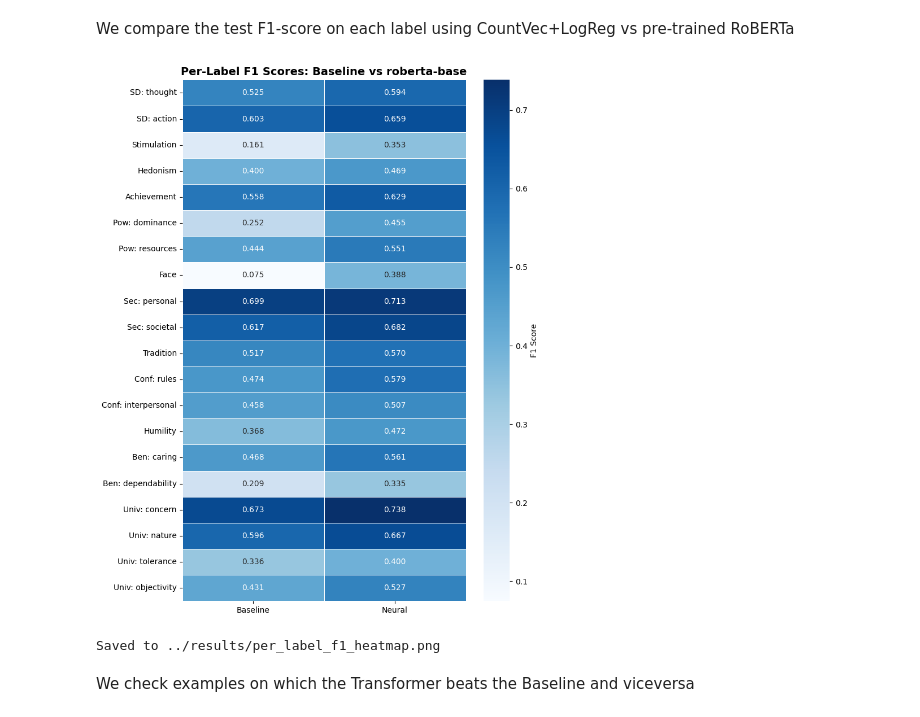
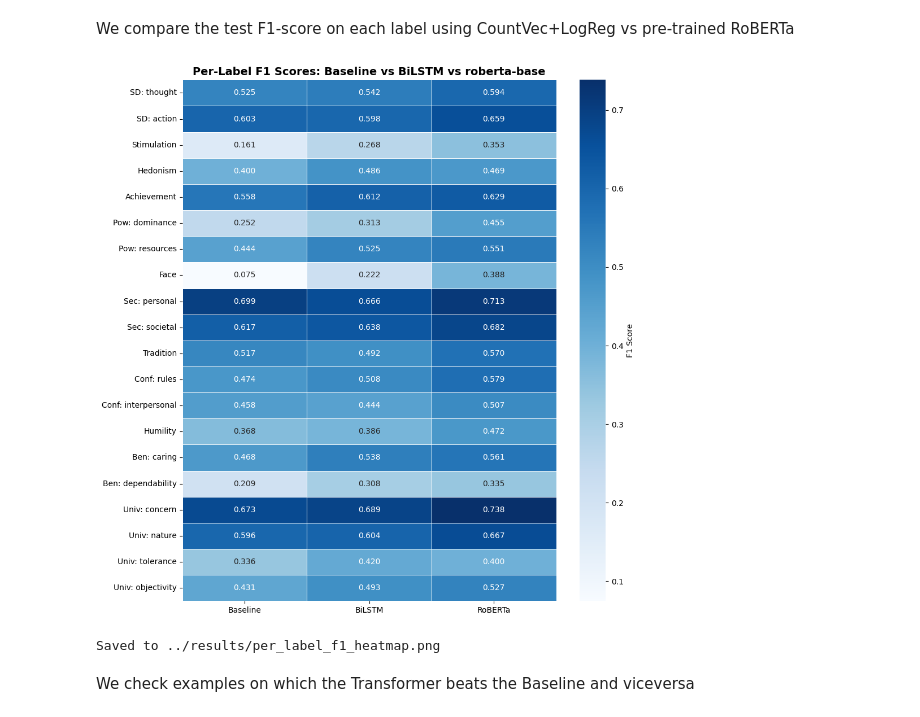
Before and after one commit to a139573/Assignment_2_NLP, a Jupyter notebook: notebooks/04_error_analysis.ipynb, the cells around one changed output. Drawn from its saved outputs; the diff is of its cells as text; code cells hidden in the pictures.

```diff
--- a/notebooks/04_error_analysis.ipynb
+++ b/notebooks/04_error_analysis.ipynb
@@ -104,31 +146,40 @@ Running neural inference on test set...
 # %% [markdown]
 We compare the test F1-score on each label using CountVec+LogReg vs pre-trained RoBERTa
-# %%
-# Calculate F1 for each label independently
-label_data = []
-for i, label in enumerate(LABEL_COLS):
-    bl_f1 = f1_score(y_test[:, i], baseline_preds[:, i], zero_division=0)
-    nn_f1 = f1_score(y_test[:, i], neural_preds[:, i], zero_division=0)
-    label_data.append({'Label': label, 'Baseline': bl_f1, 'Neural': nn_f1})
-
-f1_df = pd.DataFrame(label_data).set_index('Label')
-
-# Shorten labels for a cleaner plot
-f1_df.index = [l.replace('Universalism: ', 'Univ: ').replace('Self-direction: ', 'SD: ')
-               .replace('Benevolence: ', 'Ben: ').replace('Conformity: ', 'Conf: ')
-               .replace('Security: ', 'Sec: ').replace('Power: ', 'Pow: ')
-               for l in f1_df.index]
-
-plt.figure(figsize=(8, 10))
-sns.heatmap(f1_df, annot=True, fmt='.3f', cmap='Blues', linewidths=0.5, cbar_kws={'label': 'F1 Score'})
-plt.title(f'Per-Label F1 Scores: Baseline vs {MODEL_NAME}', fontsize=14, fontweight='bold')
-plt.tight_layout()
-plt.savefig(os.path.join(RESULTS_DIR, 'per_label_f1_heatmap.png'), dpi=150)
-plt.show()
-print(f"Saved to {RESULTS_DIR}/per_label_f1_heatmap.png")
-# %% [output]
-[figure, removed]
-Saved to ../results/per_label_f1_heatmap.png
+# %%
+# Calculate F1 for each label independently
+label_data = []
+for i, label in enumerate(LABEL_COLS):
+    bl_f1 = f1_score(y_test[:, i], baseline_preds[:, i], zero_division=0)
+    lstm_f1 = f1_score(y_test[:, i], lstm_preds[:, i], zero_division=0) # Added BiLSTM
+    nn_f1 = f1_score(y_test[:, i], neural_preds[:, i], zero_division=0)
+
+    # Changed 'Neural' to 'RoBERTa' so the column header looks professional
+    label_data.append({
+        'Label': label,
+        'Baseline': bl_f1,
+        'BiLSTM': lstm_f1,
+        'RoBERTa': nn_f1
+    })
+
+f1_df = pd.DataFrame(label_data).set_index('Label')
+
+# Shorten labels for a cleaner plot
+f1_df.index = [l.replace('Universalism: ', 'Univ: ').replace('Self-direction: ', 'SD: ')
+               .replace('Benevolence: ', 'Ben: ').replace('Conformity: ', 'Conf: ')
+               .replace('Security: ', 'Sec: ').replace('Power: ', 'Pow: ')
+               for l in f1_df.index]
+
+
+plt.figure(figsize=(10, 10)) # Made slightly wider to accommodate 3 columns
+sns.heatmap(f1_df, annot=True, fmt='.3f', cmap='Blues', linewidths=0.5, cbar_kws={'label': 'F1 Score'})
+plt.title(f'Per-Label F1 Scores: Baseline vs BiLSTM vs {MODEL_NAME}', fontsize=14, fontweight='bold')
+plt.tight_layout()
+plt.savefig(os.path.join(RESULTS_DIR, 'per_label_f1_heatmap.png'), dpi=300) # Increased DPI for the PDF report
+plt.show()
+print(f"Saved to {RESULTS_DIR}/per_label_f1_heatmap.png")
+# %% [output]
+[figure, added]
+Saved to ../results/per_label_f1_heatmap.png
 # %% [markdown]
 We check examples on which the Transformer beats the Baseline and viceversa
 # %%
```
Also changed, not shown: parts of 4 cells of this notebook, 6 other files.
